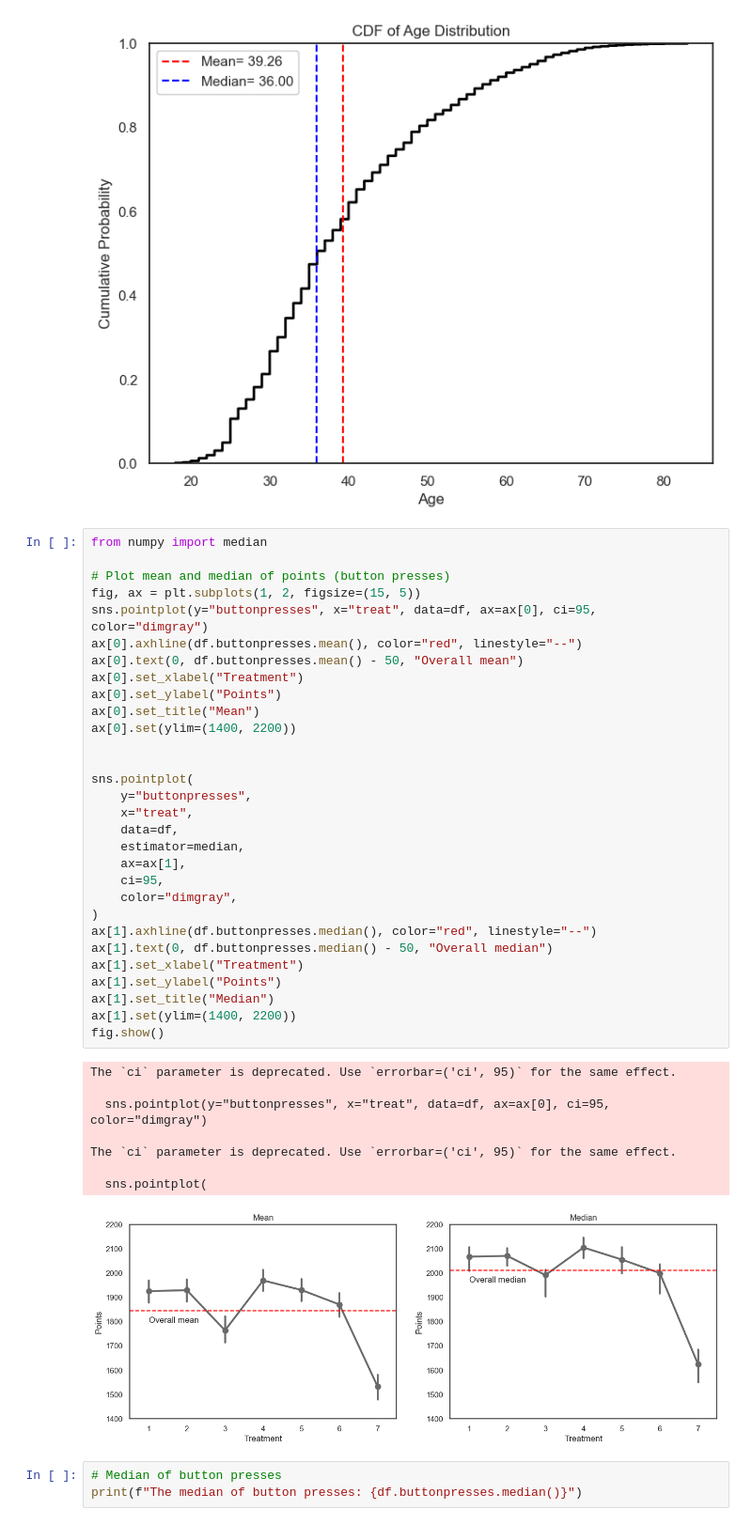
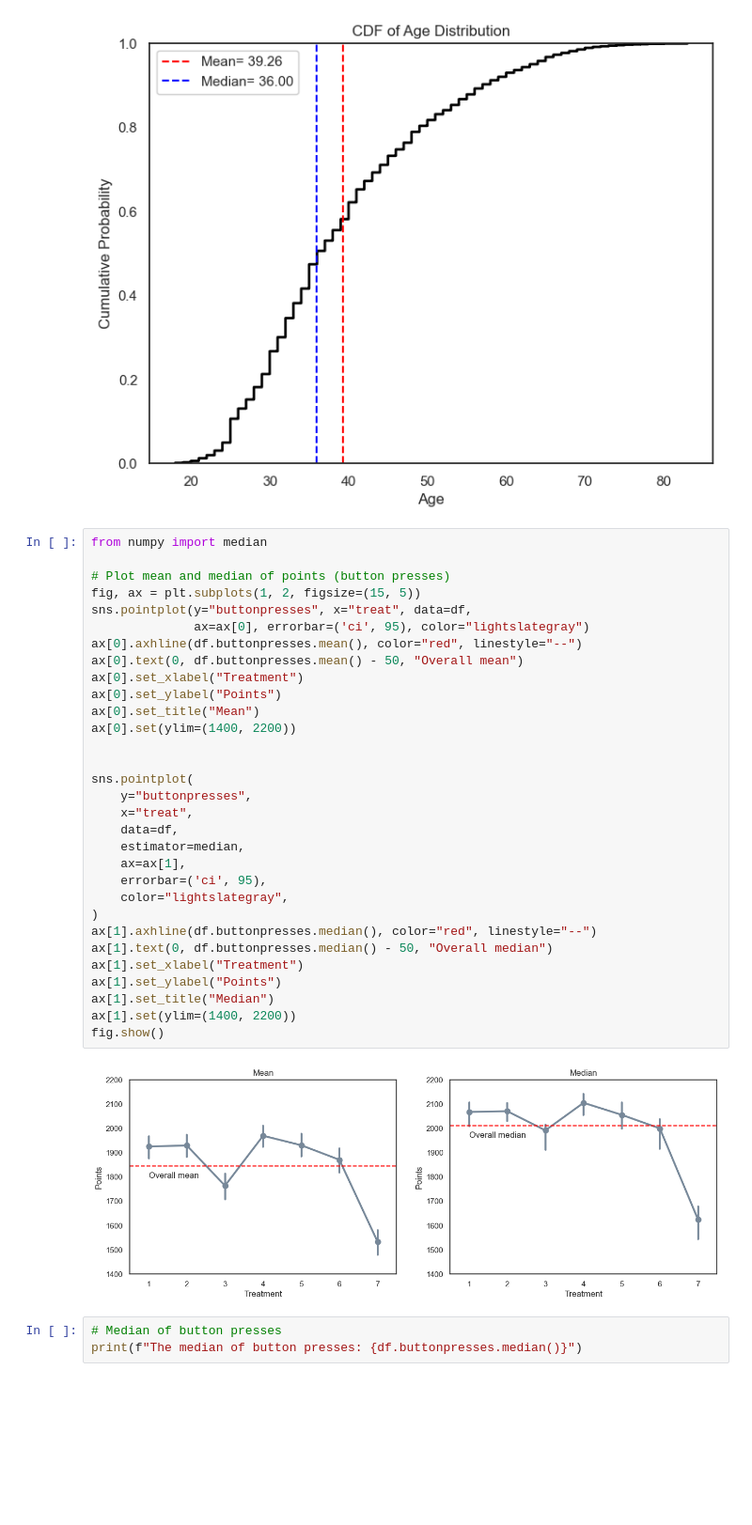
Before and after one commit to klaushajdaraj/ml-treatment-effects, a Jupyter notebook: Analytics.ipynb, the cells around one changed output. Shown at 94% size. Cells and saved outputs as stored; diff of their text form; blank space fills up the shorter version.

```diff
--- a/Analytics.ipynb
+++ b/Analytics.ipynb
@@ -162,42 +162,36 @@ plt.show()
 # %%
 from numpy import median
 
 # Plot mean and median of points (button presses)
 fig, ax = plt.subplots(1, 2, figsize=(15, 5))
-sns.pointplot(y="buttonpresses", x="treat", data=df, ax=ax[0], ci=95, color="dimgray")
+sns.pointplot(y="buttonpresses", x="treat", data=df,
+              ax=ax[0], errorbar=('ci', 95), color="lightslategray")
 ax[0].axhline(df.buttonpresses.mean(), color="red", linestyle="--")
 ax[0].text(0, df.buttonpresses.mean() - 50, "Overall mean")
 ax[0].set_xlabel("Treatment")
 ax[0].set_ylabel("Points")
 ax[0].set_title("Mean")
 ax[0].set(ylim=(1400, 2200))
 
 
 sns.pointplot(
     y="buttonpresses",
     x="treat",
     data=df,
     estimator=median,
     ax=ax[1],
-    ci=95,
-    color="dimgray",
+    errorbar=('ci', 95),
+    color="lightslategray",
 )
 ax[1].axhline(df.buttonpresses.median(), color="red", linestyle="--")
 ax[1].text(0, df.buttonpresses.median() - 50, "Overall median")
 ax[1].set_xlabel("Treatment")
 ax[1].set_ylabel("Points")
 ax[1].set_title("Median")
 ax[1].set(ylim=(1400, 2200))
 fig.show()
 # %% [output]
-The `ci` parameter is deprecated. Use `errorbar=('ci', 95)` for the same effect.
-
-  sns.pointplot(y="buttonpresses", x="treat", data=df, ax=ax[0], ci=95, color="dimgray")
-
-The `ci` parameter is deprecated. Use `errorbar=('ci', 95)` for the same effect.
-
-  sns.pointplot(
-[figure, old version]
+[figure, new version]
 # %%
 # Median of button presses
 print(f"The median of button presses: {df.buttonpresses.median()}")
```
Also changed, not shown: parts of 3 cells of this notebook, 2 other files.
